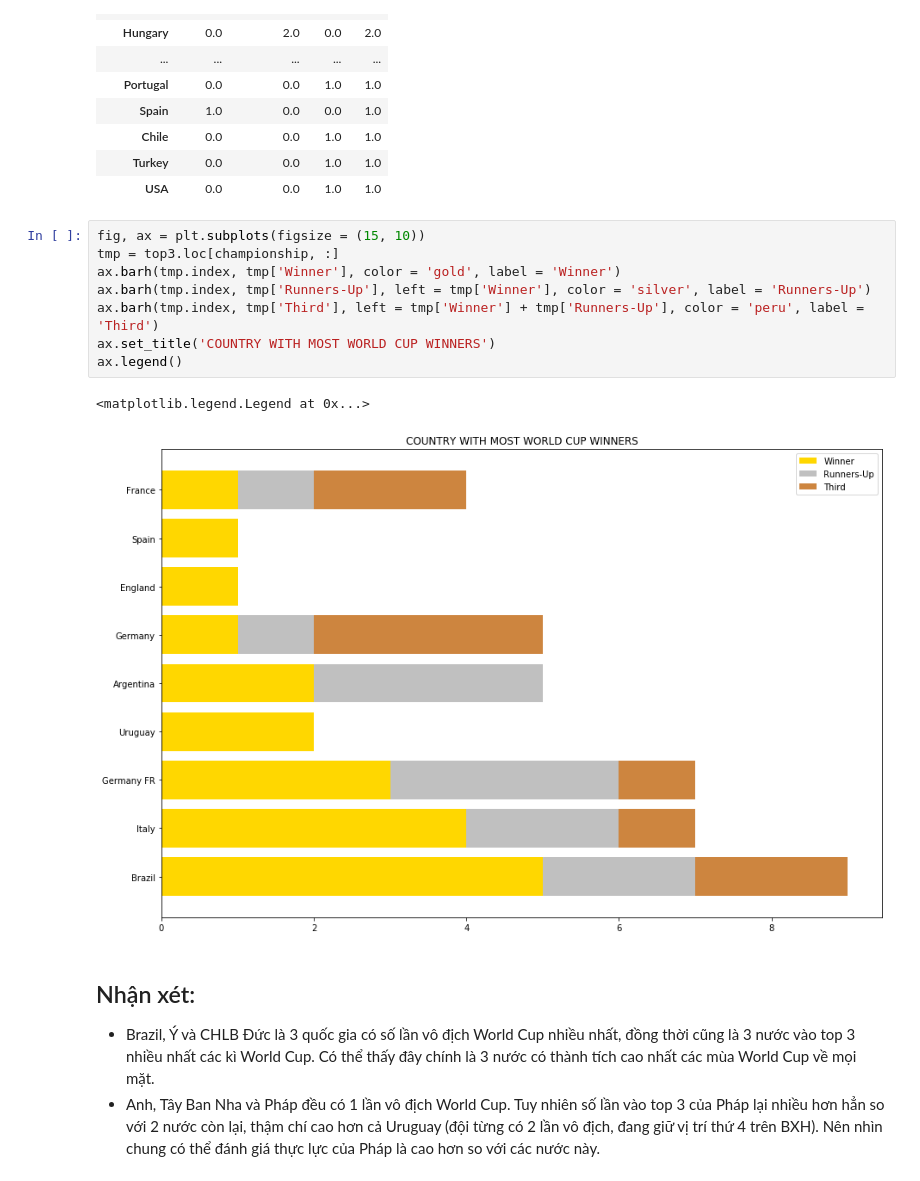
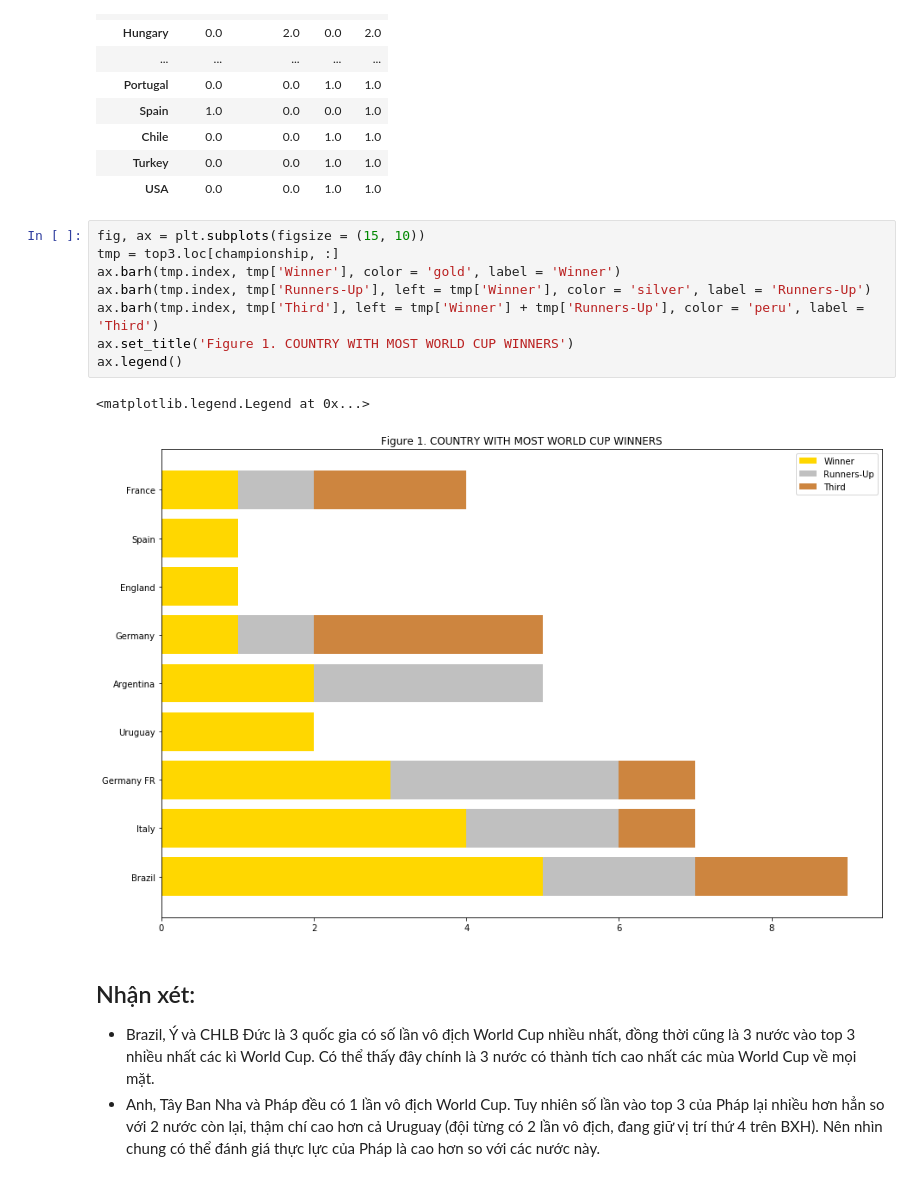
Before and after one commit to logacc99/LTKHDL_FinalProject, a Jupyter notebook: 1712174-NguyenGiaThuan.ipynb, the cells around one changed output. Drawn from its saved outputs; the diff is of its cells as text.

```diff
--- a/1712174-NguyenGiaThuan.ipynb
+++ b/1712174-NguyenGiaThuan.ipynb
@@ -176,14 +177,14 @@ top3
 # %%
 fig, ax = plt.subplots(figsize = (15, 10))
 tmp = top3.loc[championship, :]
 ax.barh(tmp.index, tmp['Winner'], color = 'gold', label = 'Winner')
 ax.barh(tmp.index, tmp['Runners-Up'], left = tmp['Winner'], color = 'silver', label = 'Runners-Up')
 ax.barh(tmp.index, tmp['Third'], left = tmp['Winner'] + tmp['Runners-Up'], color = 'peru', label = 'Third')
-ax.set_title('COUNTRY WITH MOST WORLD CUP WINNERS')
+ax.set_title('Figure 1. COUNTRY WITH MOST WORLD CUP WINNERS')
 ax.legend()
 # %% [output]
 <matplotlib.legend.Legend at 0x...>
-[figure, old version]
+[figure, new version]
 # %% [markdown]
 ## Nhận xét:
 - Brazil, Ý và CHLB Đức là 3 quốc gia có số lần vô địch World Cup nhiều nhất, đồng thời cũng là 3 nước vào top 3 nhiều nhất các kì World Cup. Có thể thấy đây chính là 3 nước có thành tích cao nhất các mùa World Cup về mọi mặt.
```
Also changed, not shown: parts of 1 cell of this notebook.
